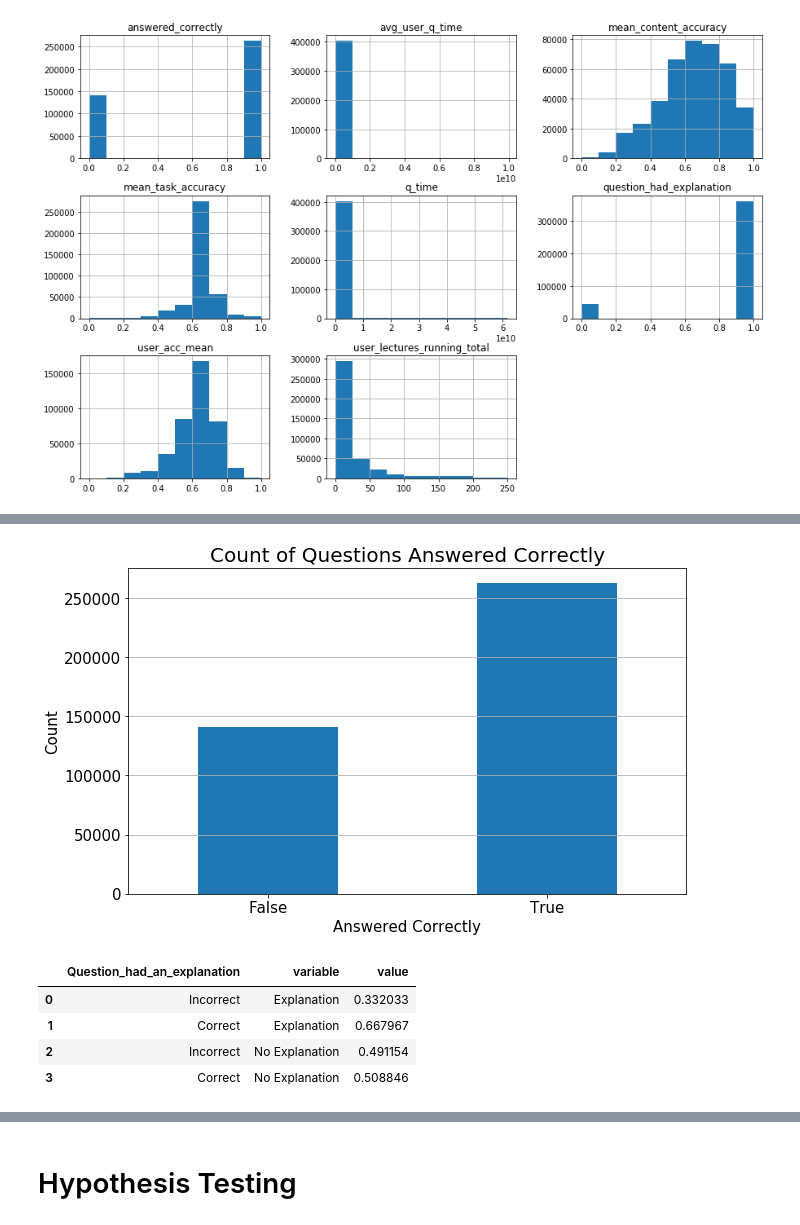
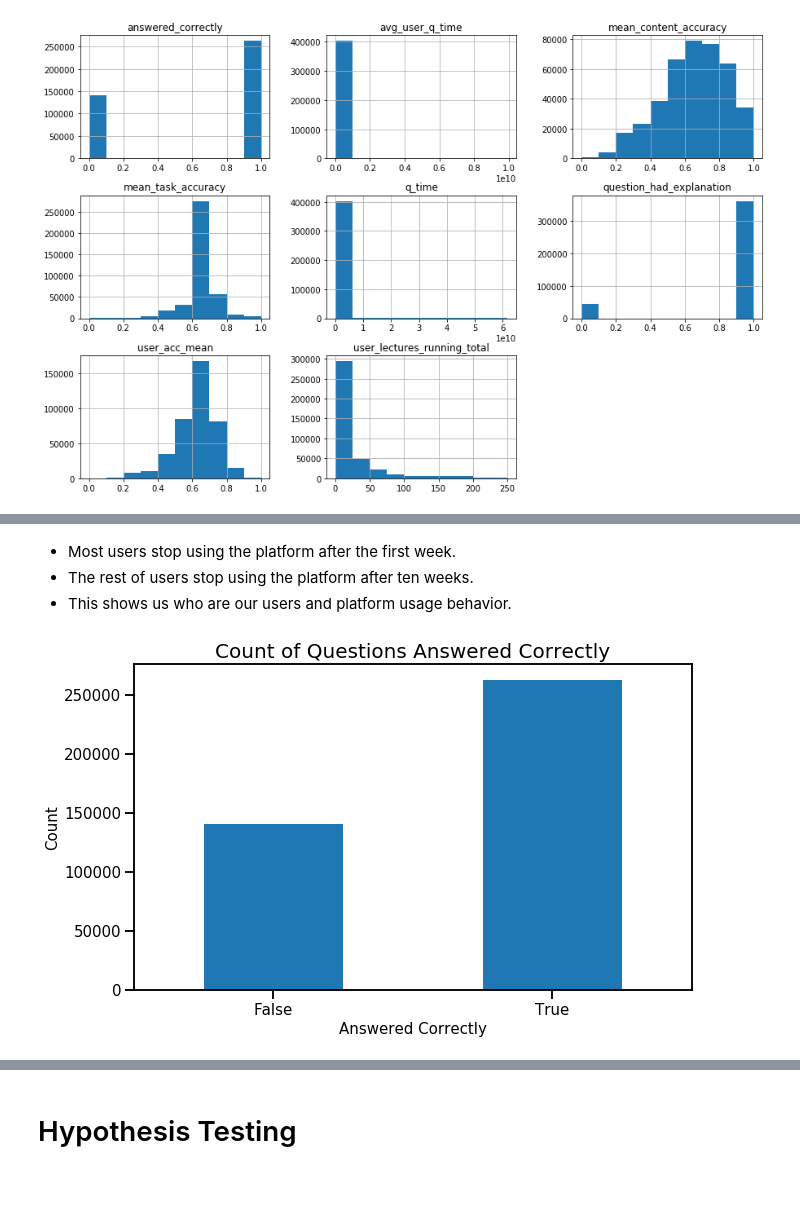
Before and after one commit to Riiid-Team/AI-Learning, a Jupyter notebook: MVP.ipynb, the cells around one changed output, grey strips where cells are left out. Saved outputs shown, nothing was run; the diff lists cells and outputs as text; code cells hidden in the pictures; blank space fills up the shorter version.

```diff
--- a/MVP.ipynb
+++ b/MVP.ipynb
@@ -231,14 +247,18 @@ plt.show()
+# %% [markdown]
+- Most users stop using the platform after the first week.
+- The rest of users stop using the platform after ten weeks.
+- This shows us who are our users and platform usage behavior.
 # %%
 # Count of Questions Answered Correct
 plt.figure(figsize=(10,6))
 train.answered_correctly.value_counts().sort_index().plot.bar(grid=True)
 answer_correctly = train.answered_correctly.mean()
 plt.title("Count of Questions Answered Correctly",fontsize=20)
 plt.xlabel('Answered Correctly',fontsize=15)
 plt.ylabel('Count',fontsize=15)
 plt.xticks([0,1],labels=['False','True'],rotation=0,fontsize=15)
 plt.yticks(rotation=0,fontsize=15)
-plt.grid(axis='x')
+plt.grid(False)
 plt.show()
 # %% [output]
-[figure, old version]
+[figure, new version]
@@ -269,8 +264,0 @@ tidy = df.melt(id_vars='Question_had_an_explanation')
-# %%
-tidy
-# %% [output]
-|  | Question_had_an_explanation | variable | value |
-| 0 | Incorrect | Explanation | 0.332033 |
-| 1 | Correct | Explanation | 0.667967 |
-| 2 | Incorrect | No Explanation | 0.491154 |
-| 3 | Correct | No Explanation | 0.508846 |
```
Also changed, not shown: parts of 48 cells of this notebook.
